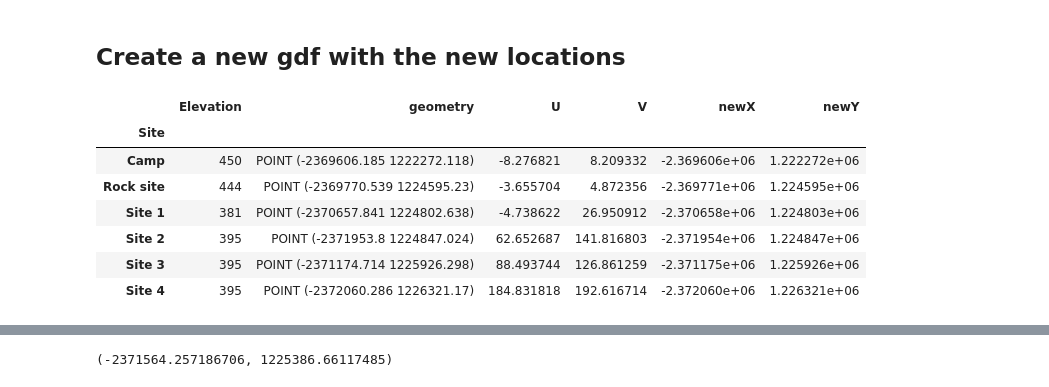
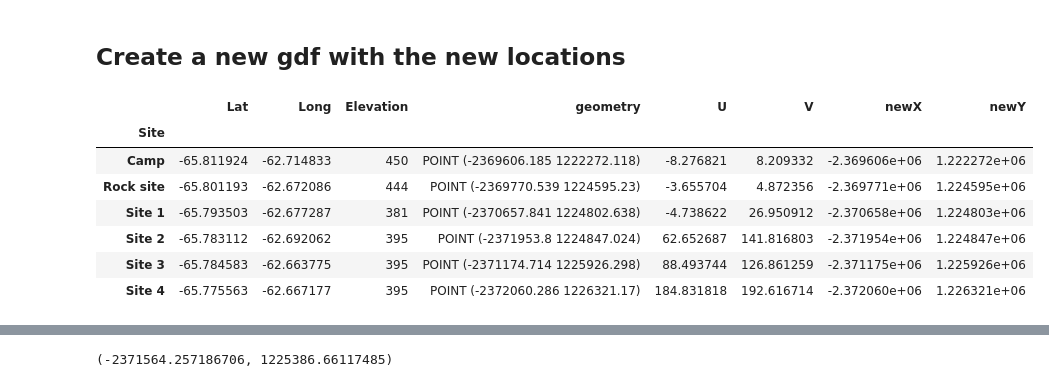
Before and after one commit to ldeo-glaciology/AntPen_NSF_NERC, a Jupyter notebook: code/field_planning/midpoint_calc.ipynb, the cells around one changed output, grey strips where cells are left out. Cells and saved outputs as stored; diff of their text form; code cells hidden in the pictures.

```diff
--- a/code/field_planning/midpoint_calc.ipynb
+++ b/code/field_planning/midpoint_calc.ipynb
@@ -123,16 +116,16 @@ gdf
 # %%
 # create new gdf with newX and newY as geometry
 gdf_new = gdf.copy()
 # drop lat and lon
-gdf_new.drop(columns=['Lat', 'Long'], inplace=True)
+#gdf_new.drop(columns=['Lat', 'Long'], inplace=True)
 gdf_new['geometry'] = gpd.points_from_xy(gdf_new['newX'], gdf_new['newY'])
 gdf_new
 # %% [output]
-|  | Elevation | geometry | U | V | newX | newY |
-| Site |  |  |  |  |  |  |
-| Camp | 450 | POINT (-2369606.185 1222272.118) | -8.276821 | 8.209332 | -2.369606e+06 | 1.222272e+06 |
-| Rock site | 444 | POINT (-2369770.539 1224595.23) | -3.655704 | 4.872356 | -2.369771e+06 | 1.224595e+06 |
-| Site 1 | 381 | POINT (-2370657.841 1224802.638) | -4.738622 | 26.950912 | -2.370658e+06 | 1.224803e+06 |
-| Site 2 | 395 | POINT (-2371953.8 1224847.024) | 62.652687 | 141.816803 | -2.371954e+06 | 1.224847e+06 |
-| Site 3 | 395 | POINT (-2371174.714 1225926.298) | 88.493744 | 126.861259 | -2.371175e+06 | 1.225926e+06 |
-| Site 4 | 395 | POINT (-2372060.286 1226321.17) | 184.831818 | 192.616714 | -2.372060e+06 | 1.226321e+06 |
+|  | Lat | Long | Elevation | geometry | U | V | newX | newY |
+| Site |  |  |  |  |  |  |  |  |
+| Camp | -65.811924 | -62.714833 | 450 | POINT (-2369606.185 1222272.118) | -8.276821 | 8.209332 | -2.369606e+06 | 1.222272e+06 |
+| Rock site | -65.801193 | -62.672086 | 444 | POINT (-2369770.539 1224595.23) | -3.655704 | 4.872356 | -2.369771e+06 | 1.224595e+06 |
+| Site 1 | -65.793503 | -62.677287 | 381 | POINT (-2370657.841 1224802.638) | -4.738622 | 26.950912 | -2.370658e+06 | 1.224803e+06 |
+| Site 2 | -65.783112 | -62.692062 | 395 | POINT (-2371953.8 1224847.024) | 62.652687 | 141.816803 | -2.371954e+06 | 1.224847e+06 |
+| Site 3 | -65.784583 | -62.663775 | 395 | POINT (-2371174.714 1225926.298) | 88.493744 | 126.861259 | -2.371175e+06 | 1.225926e+06 |
+| Site 4 | -65.775563 | -62.667177 | 395 | POINT (-2372060.286 1226321.17) | 184.831818 | 192.616714 | -2.372060e+06 | 1.226321e+06 |
```
Also changed, not shown: parts of 29 cells of this notebook, 4 other files.
